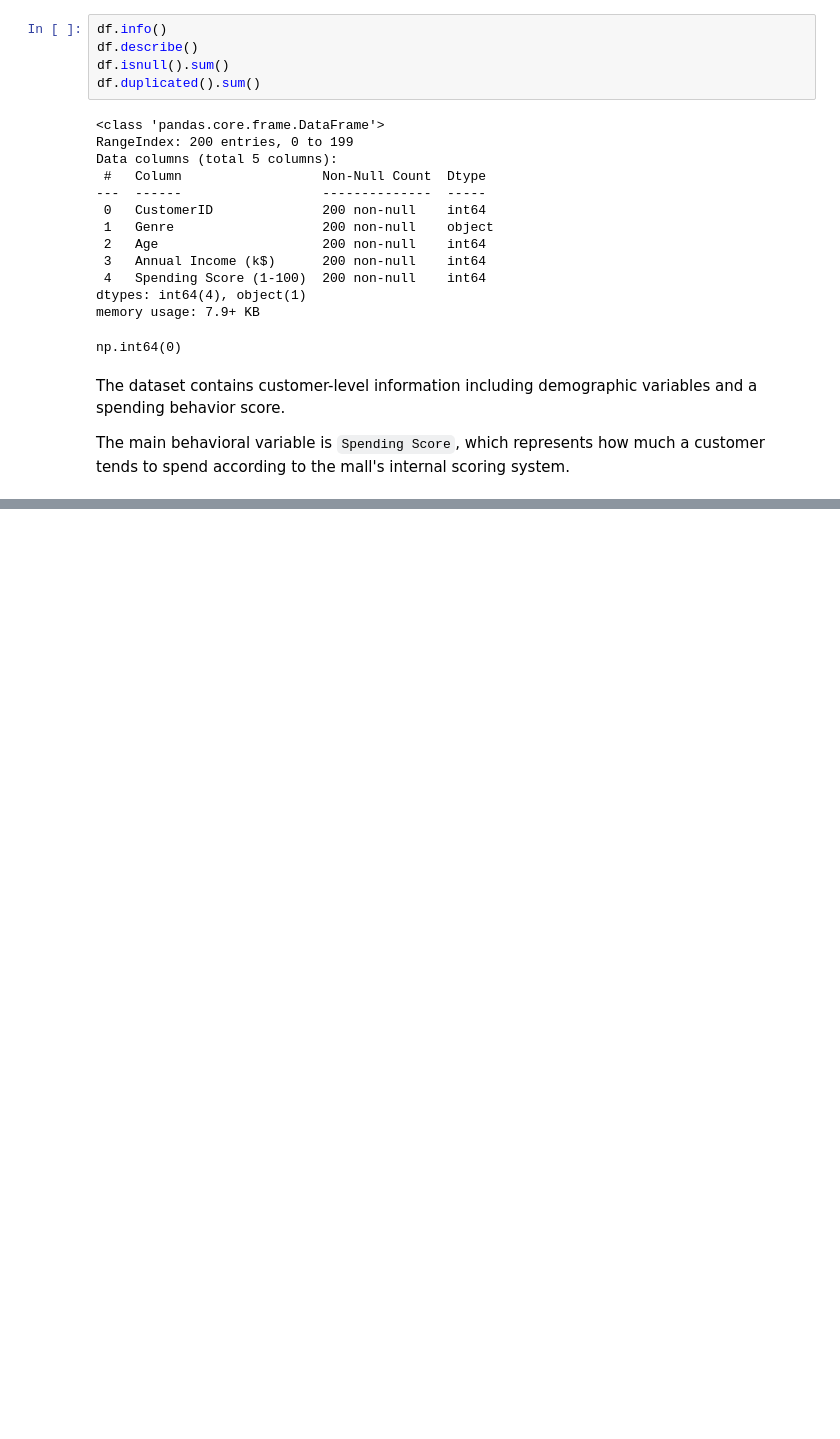
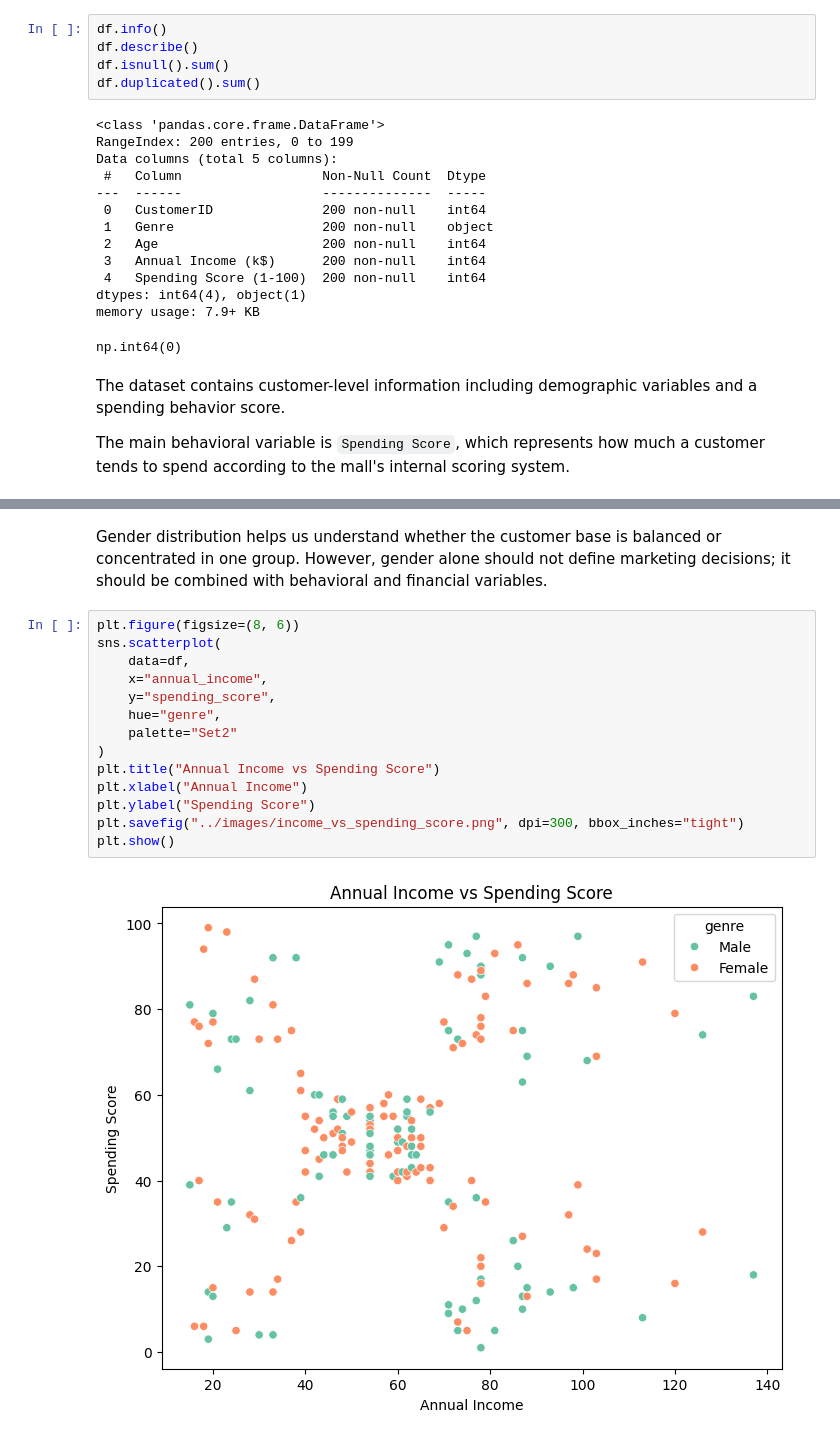
Before and after one commit to soneca3101/customer-segmentation-mall-customers, a Jupyter notebook: notebooks/customer_segmentation_kmeans.ipynb, the cells around one changed output, grey strips where cells are left out. Drawn from its saved outputs; the diff is of its cells as text; blank space fills up the shorter version.

```diff
--- a/notebooks/customer_segmentation_kmeans.ipynb
+++ b/notebooks/customer_segmentation_kmeans.ipynb
@@ -93,0 +142,18 @@ df.head()
+# %% [markdown]
+Gender distribution helps us understand whether the customer base is balanced or concentrated in one group. However, gender alone should not define marketing decisions; it should be combined with behavioral and financial variables.
+# %%
+plt.figure(figsize=(8, 6))
+sns.scatterplot(
+    data=df,
+    x="annual_income",
+    y="spending_score",
+    hue="genre",
+    palette="Set2"
+)
+plt.title("Annual Income vs Spending Score")
+plt.xlabel("Annual Income")
+plt.ylabel("Spending Score")
+plt.savefig("../images/income_vs_spending_score.png", dpi=300, bbox_inches="tight")
+plt.show()
+# %% [output]
+[figure, added]
```
Also changed, not shown: parts of 38 cells of this notebook, 8 other files.
